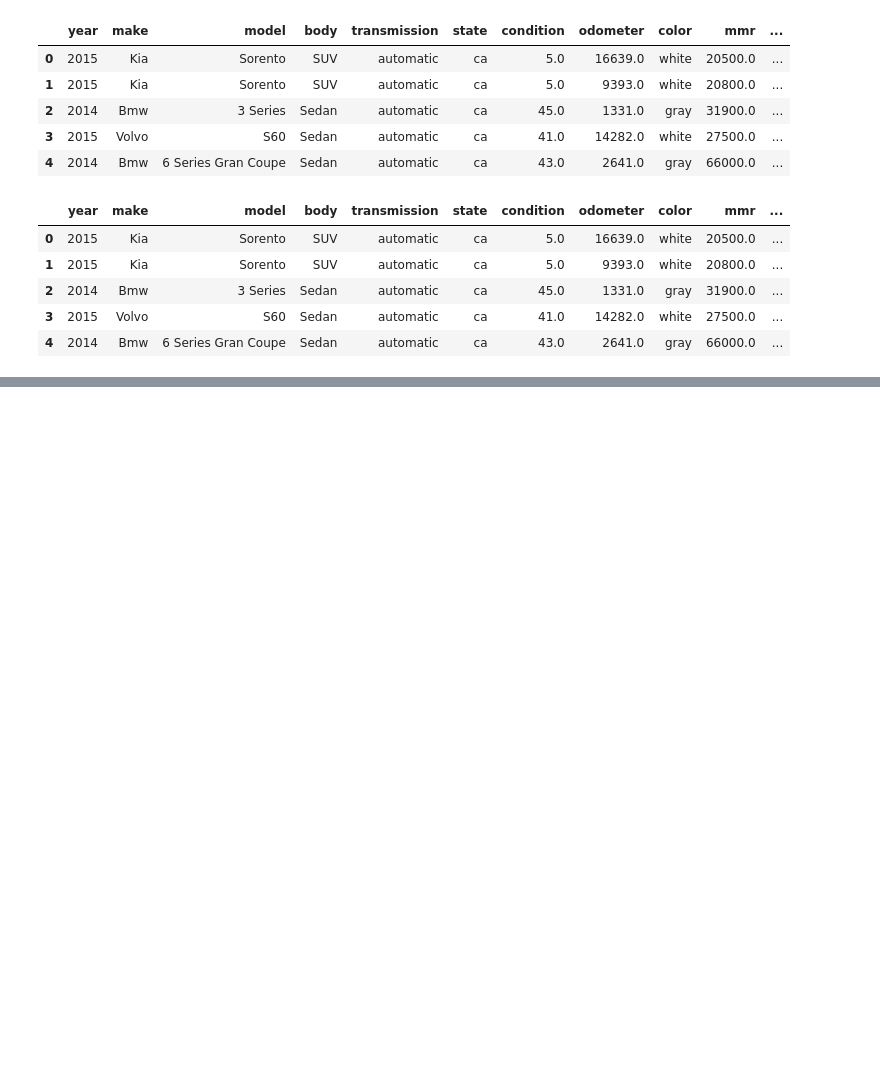
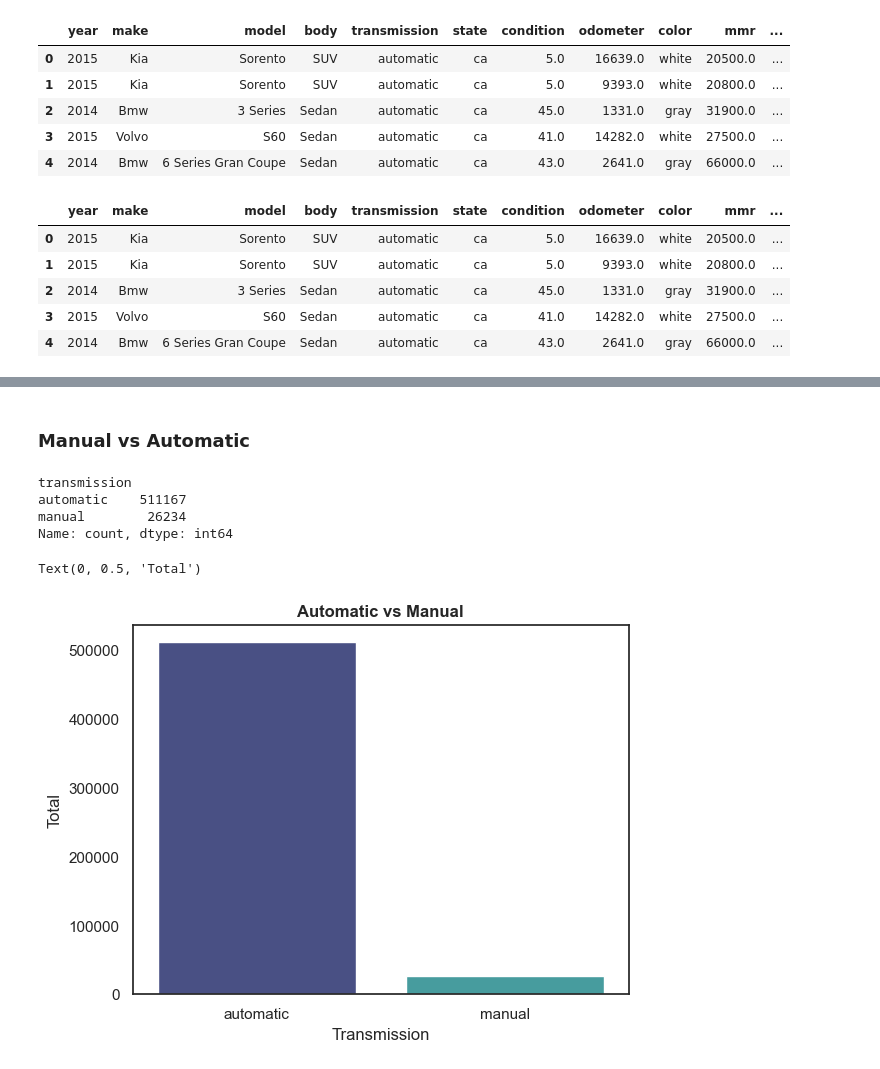
Before and after one commit to Rifqy31/car-sales-analysis, a Jupyter notebook: CarSales.ipynb, the cells around one changed output, grey strips where cells are left out. Saved outputs shown, nothing was run; the diff lists cells and outputs as text; code cells hidden in the pictures; blank space fills up the shorter version.

```diff
--- a/CarSales.ipynb
+++ b/CarSales.ipynb
@@ -668,0 +733,19 @@ df_test.head()
+# %% [markdown]
+### Manual vs Automatic
+# %%
+df['transmission'].value_counts()
+# %% [output]
+transmission
+automatic    511167
+manual        26234
+Name: count, dtype: int64
+# %%
+#Create a plot
+sns.countplot(data = df, x = 'transmission', hue = 'transmission', palette = 'mako', legend = False)
+sns.set(style = 'white')
+plt.title('Automatic vs Manual', fontsize = 12, fontweight = 'bold')
+plt.xlabel('Transmission')
+plt.ylabel('Total')
+# %% [output]
+Text(0, 0.5, 'Total')
+[figure, added]
```
Also changed, not shown: parts of 26 cells of this notebook.
